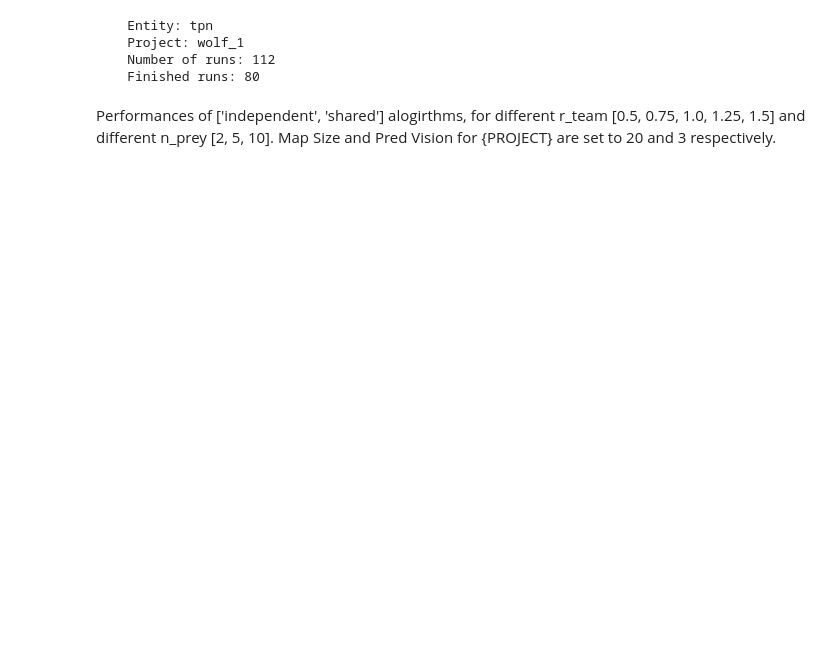
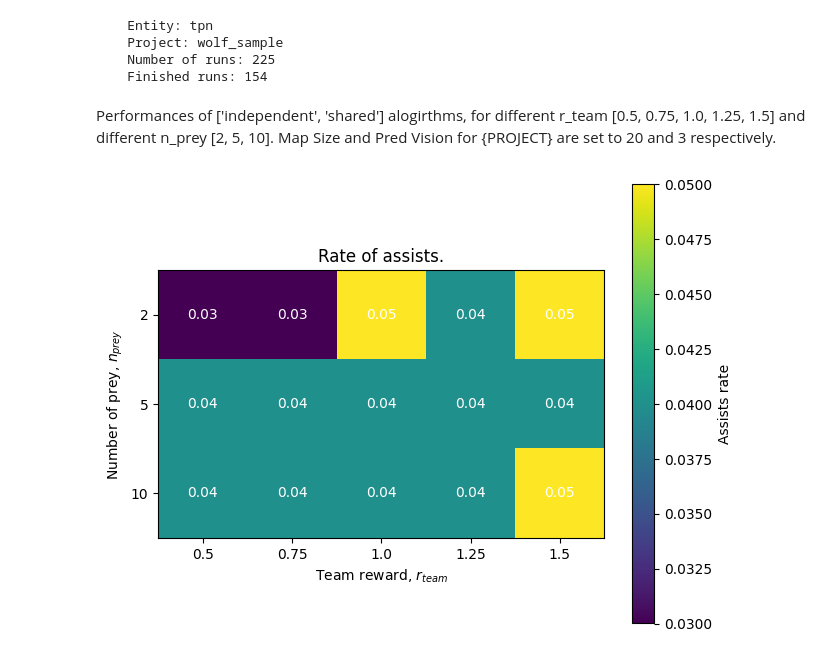
Before and after one commit to priyamDalmia/predator-prey, a Jupyter notebook: notebooks/results_game.ipynb, the cells around one changed output. Cells and saved outputs as stored; diff of their text form; code cells hidden in the pictures; blank space fills up the shorter version.

```diff
--- a/notebooks/results_game.ipynb
+++ b/notebooks/results_game.ipynb
@@ -8,11 +8,14 @@ import os, sys
 import wandb
 import time
 import json
+import matplotlib as mpl
 sys.path.append(os.path.abspath(os.path.join(os.getcwd(), os.pardir)))
+R_TEAM = [0.5, 0.75, 1.0, 1.25, 1.5]
+NPREY = [2,5,10]
 # %%
 # GLOBALS + wandb init
 ENTITY = 'tpn'
-PROJECT = 'wolf_1'
+PROJECT = 'wolf_sample'
 
 api = wandb.Api()
 num_runs = len(api.runs(path=f'{ENTITY}/{PROJECT}'))
@@ -47,8 +50,54 @@ for run in finished_runs:
         runs_summary = pd.concat([runs_summary, metrics])
 # %% [output]
     Entity: tpn
-    Project: wolf_1
-    Number of runs: 112
-    Finished runs: 80
+    Project: wolf_sample
+    Number of runs: 225
+    Finished runs: 154
 # %% [markdown]
 Performances of ['independent', 'shared'] alogirthms, for different r_team [0.5, 0.75, 1.0, 1.25, 1.5] and different n_prey [2, 5, 10]. Map Size and Pred Vision for {PROJECT} are set to 20 and 3 respectively.
+# %%
+data = runs_summary.copy()
+data['nprey'] = data['env_config'].apply(lambda x: json.loads(x)['nprey'])
+# REAPLCE WITH eval_assists / eval_kills
+data['team_assists_rate'] = data.apply(lambda x: x['episode_assists_mean'] / x['episode_kills_mean'], axis=1)
+# data['reward_team'] = 1.0
+# REPLACE WITH REAL ENV CONFIG
+data['reward_team'] = data['env_config'].apply(lambda x: json.loads(x)['reward_team'])
+ycols_nprey = NPREY
+xcols_rteam = R_TEAM
+
+assists_mean = np.zeros((len(ycols_nprey), len(xcols_rteam)))
+for i, nprey in enumerate(ycols_nprey):
+    for j, rteam in enumerate(xcols_rteam):
+        team_assists_rate = data[
+            (data['nprey'] == nprey) &
+            (data['reward_team'] == rteam)]['team_assists_rate'].mean()
+        if team_assists_rate is None or pd.isna(team_assists_rate):
+            team_assists_rate = 0 + abs(np.random.normal(0, 0.1))
+        assists_mean[i, j] = round(team_assists_rate, 2)
+
+fig, ax = plt.subplots()
+im = ax.imshow(assists_mean)
+
+# Show all ticks and label them with the respective list entries
+ax.set_xticks(np.arange(len(xcols_rteam)), labels=xcols_rteam)
+ax.set_yticks(np.arange(len(ycols_nprey)), labels=ycols_nprey)
+ax.set_ylabel('Number of prey, $n_{prey}$')
+ax.set_xlabel('Team reward, $r_{team}$')
+
+# # Rotate the tick labels and set their alignment.
+# plt.setp(ax.get_xticklabels(), rotation=45, ha="right",
+#          rotation_mode="anchor")
+
+# Loop over data dimensions and create text annotations.
+for i in range(len(ycols_nprey)):
+    for j in range(len(xcols_rteam)):
+        text = ax.text(j, i, assists_mean[i, j],
+                       ha="center", va="center", color="w")
+
+ax.set_title("Rate of assists.")
+fig.tight_layout()
+fig.colorbar(im, ax=ax).set_label('Assists rate')
+plt.show()
+# %% [output]
+[figure, added]
```
Also changed, not shown: parts of 3 cells of this notebook, 17 other files.
